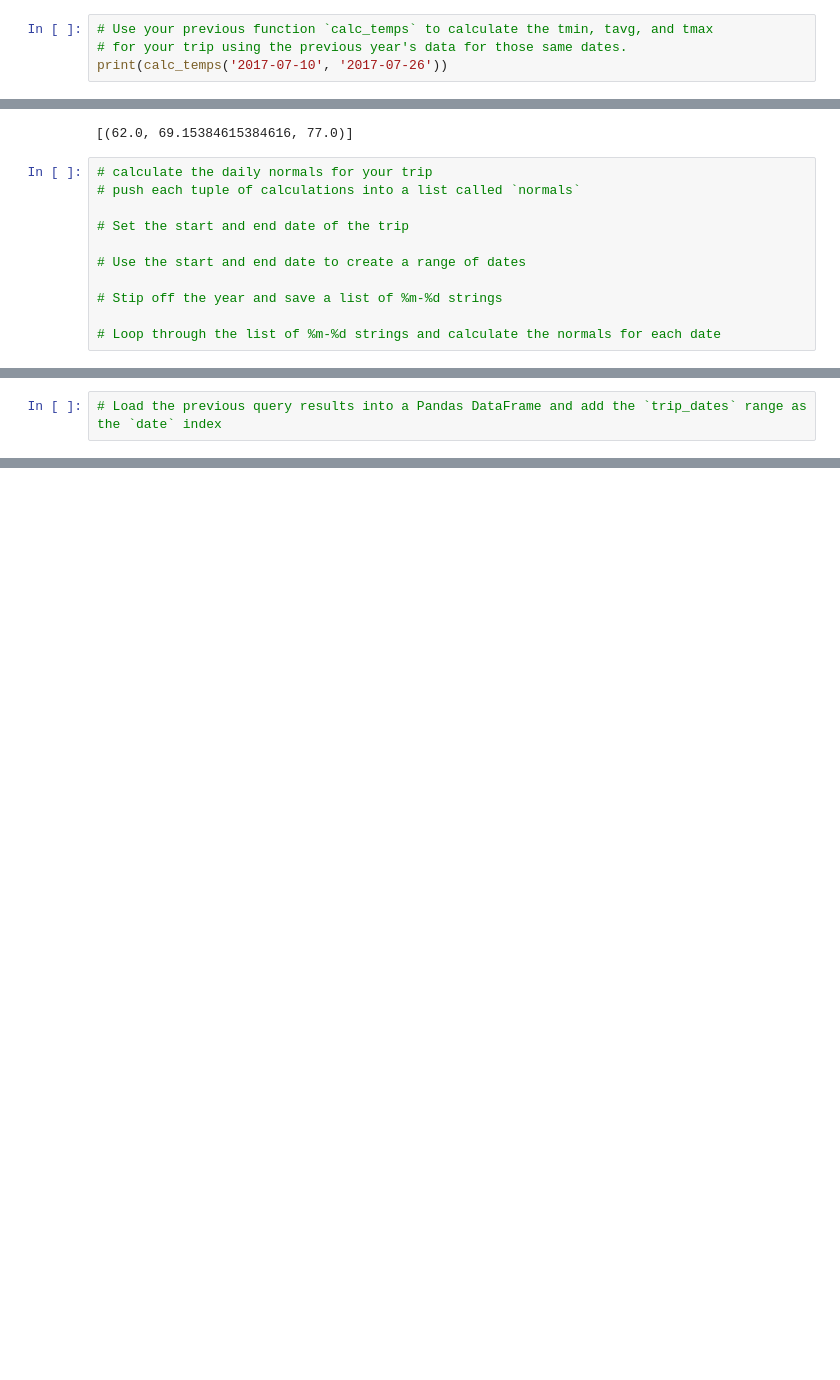
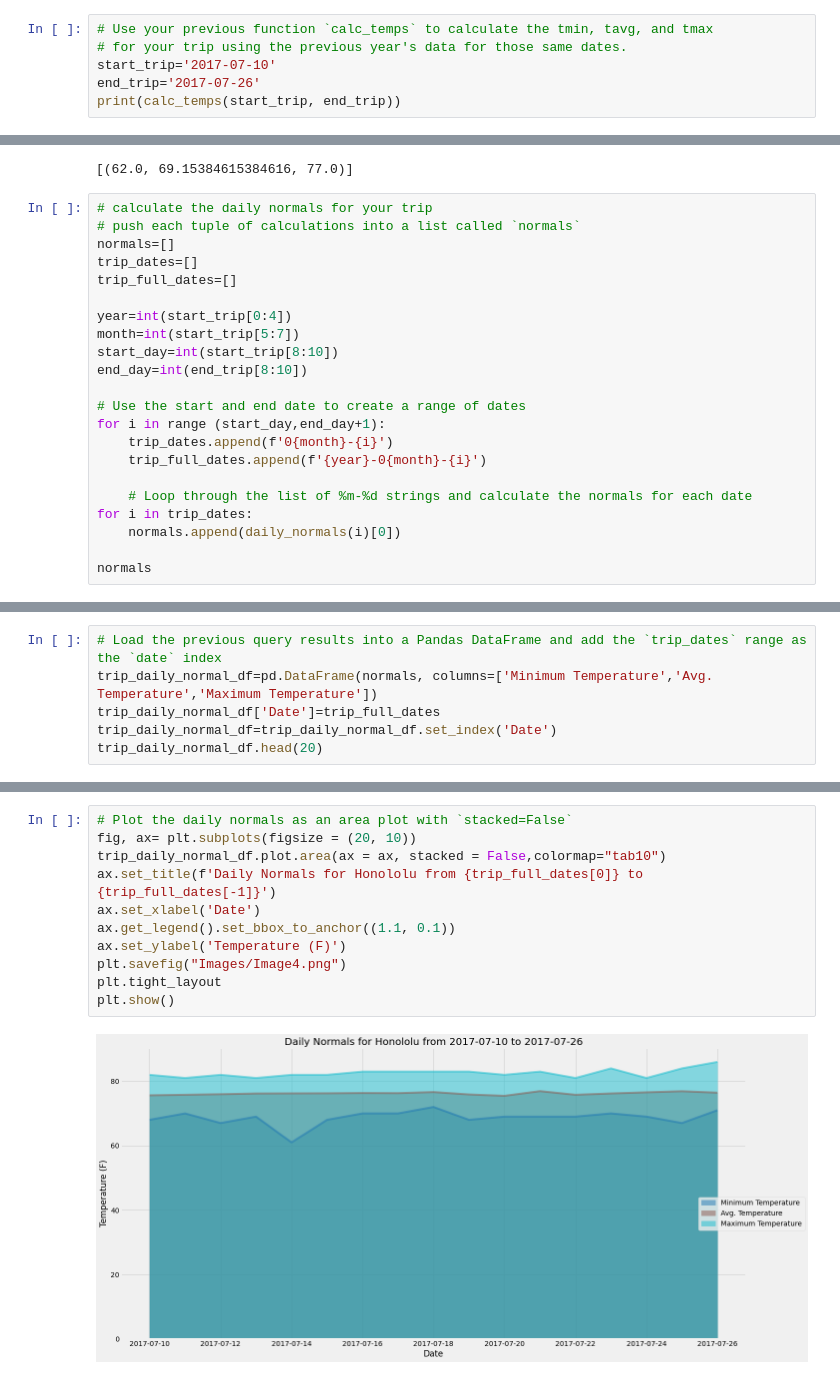
Before and after one commit to adrianaovalle/sqlalchemy-challenge, a Jupyter notebook: climate_starter.ipynb, the cells around one changed output, grey strips where cells are left out. Drawn from its saved outputs; the diff is of its cells as text; blank space fills up the shorter version.

```diff
--- a/climate_starter.ipynb
+++ b/climate_starter.ipynb
@@ -242,7 +242,9 @@ print(calc_temps('2012-02-28', '2012-03-05'))
 # %%
 # Use your previous function `calc_temps` to calculate the tmin, tavg, and tmax
 # for your trip using the previous year's data for those same dates.
-print(calc_temps('2017-07-10', '2017-07-26'))
+start_trip='2017-07-10'
+end_trip='2017-07-26'
+print(calc_temps(start_trip, end_trip))
 # %% [output]
 [(69.0, 78.39090909090909, 84.0)]
 # %%
@@ -310,11 +312,22 @@ daily_normals("01-01")
 # %%
 # calculate the daily normals for your trip
 # push each tuple of calculations into a list called `normals`
+normals=[]
+trip_dates=[]
+trip_full_dates=[]
 
-# Set the start and end date of the trip
+year=int(start_trip[0:4])
+month=int(start_trip[5:7])
+start_day=int(start_trip[8:10])
+end_day=int(end_trip[8:10])
 
 # Use the start and end date to create a range of dates
+for i in range (start_day,end_day+1):
+    trip_dates.append(f'0{month}-{i}')
+    trip_full_dates.append(f'{year}-0{month}-{i}')
 
-# Stip off the year and save a list of %m-%d strings
+    # Loop through the list of %m-%d strings and calculate the normals for each date
+for i in trip_dates:
+    normals.append(daily_normals(i)[0])
 
-# Loop through the list of %m-%d strings and calculate the normals for each date
+normals
@@ -321,2 +352,6 @@ daily_normals("01-01")
 # %%
 # Load the previous query results into a Pandas DataFrame and add the `trip_dates` range as the `date` index
+trip_daily_normal_df=pd.DataFrame(normals, columns=['Minimum Temperature','Avg. Temperature','Maximum Temperature'])
+trip_daily_normal_df['Date']=trip_full_dates
+trip_daily_normal_df=trip_daily_normal_df.set_index('Date')
+trip_daily_normal_df.head(20)
@@ -324,0 +378,13 @@ daily_normals("01-01")
+# %%
+# Plot the daily normals as an area plot with `stacked=False`
+fig, ax= plt.subplots(figsize = (20, 10))
+trip_daily_normal_df.plot.area(ax = ax, stacked = False,colormap="tab10")
+ax.set_title(f'Daily Normals for Honololu from {trip_full_dates[0]} to {trip_full_dates[-1]}')
+ax.set_xlabel('Date')
+ax.get_legend().set_bbox_to_anchor((1.1, 0.1))
+ax.set_ylabel('Temperature (F)')
+plt.savefig("Images/Image4.png")
+plt.tight_layout
+plt.show()
+# %% [output]
+[figure, added]
```
Also changed, not shown: parts of 7 cells of this notebook, 1 other file.
